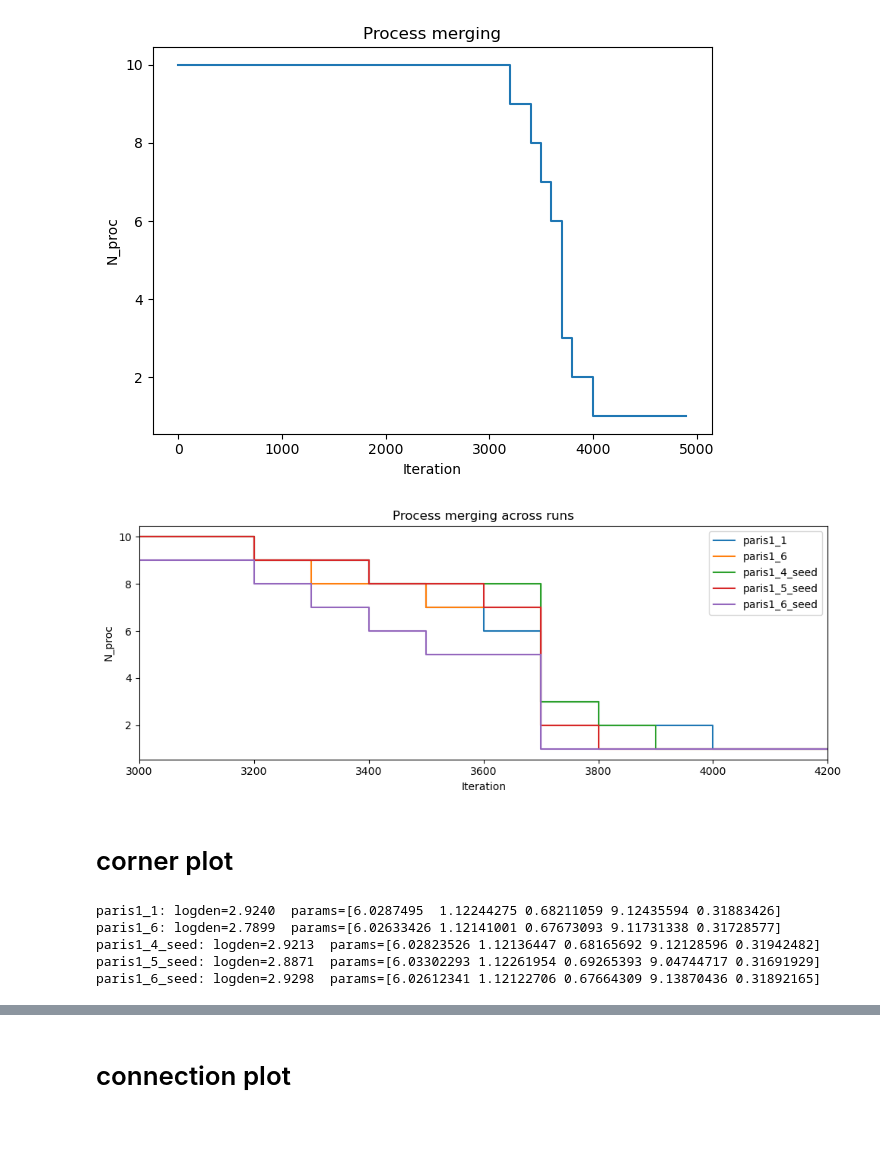
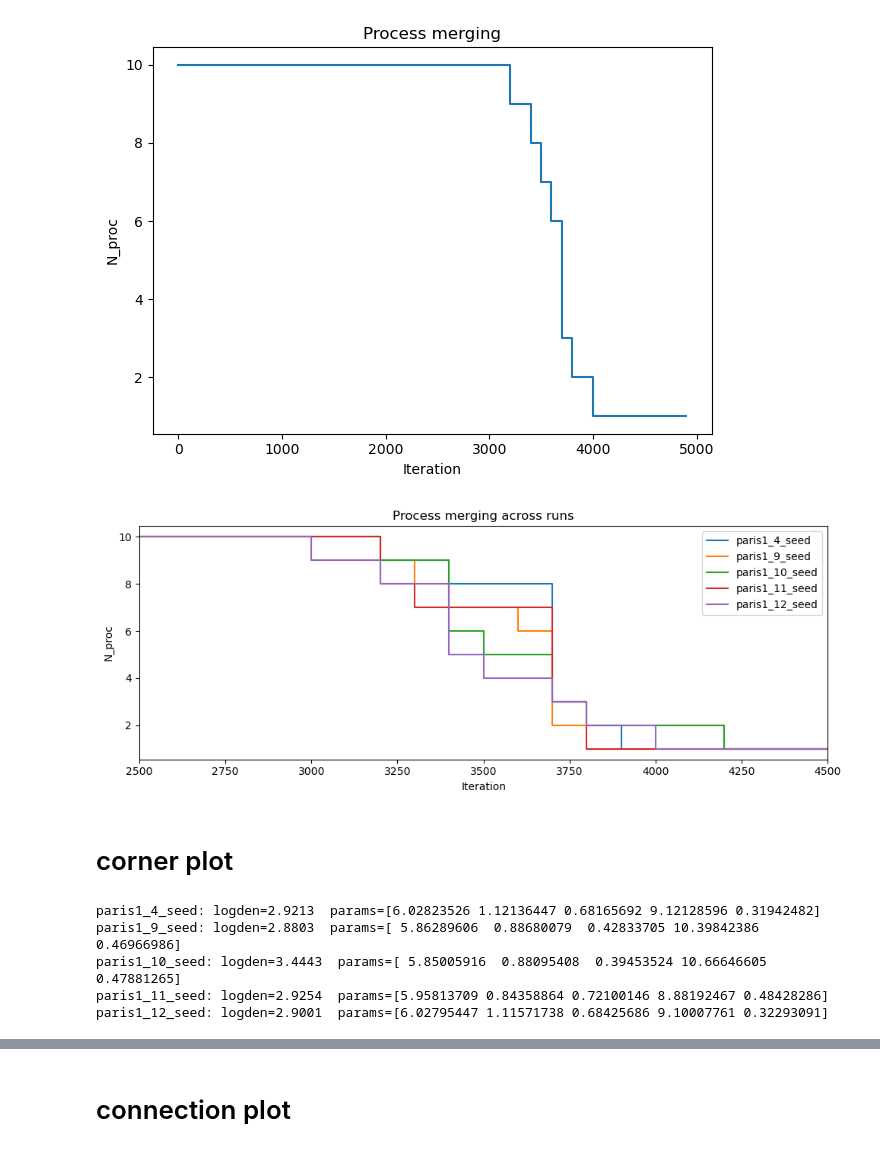
Before and after one commit to verasha/emri_search, a Jupyter notebook: work/search/study/paris1_1.ipynb, the cells around one changed output, grey strips where cells are left out. Saved outputs shown, nothing was run; the diff lists cells and outputs as text; code cells hidden in the pictures.

```diff
--- a/work/search/study/paris1_1.ipynb
+++ b/work/search/study/paris1_1.ipynb
@@ -333,45 +349,50 @@ plt.show()
 [figure]
 # %%
 files = {
-    'paris1_1': './search/logs/intrinsic_ffunc_3mth_snr32_paris1_1.err',
-    'paris1_6': './search/logs/intrinsic_ffunc_3mth_snr32_paris1_6.err',
+    # 'paris1_1': './search/logs/intrinsic_ffunc_3mth_snr32_paris1_1.err',
+    # 'paris1_6': './search/logs/intrinsic_ffunc_3mth_snr32_paris1_6.err',
     # 'paris1_7': './search/logs/intrinsic_ffunc_3mth_snr32_paris1_7.err',
     # 'paris1_8': './search/logs/intrinsic_ffunc_3mth_snr32_paris1_8.err',
     'paris1_4_seed': './search/logs/intrinsic_ffunc_3mth_snr32_paris1_4_seed.err',
-    'paris1_5_seed':  './search/logs/intrinsic_ffunc_3mth_snr32_paris1_5_seed.err',
-    'paris1_6_seed':  './search/logs/intrinsic_ffunc_3mth_snr32_paris1_6_seed.err',
+    # 'paris1_5_seed':  './search/logs/intrinsic_ffunc_3mth_snr32_paris1_5_seed.err',
+    # 'paris1_6_seed':  './search/logs/intrinsic_ffunc_3mth_snr32_paris1_6_seed.err',
+    'paris1_9_seed':  './search/logs/intrinsic_ffunc_3mth_snr32_paris1_9_seed.err',
+    'paris1_10_seed':  './search/logs/intrinsic_ffunc_3mth_snr32_paris1_10_seed.err',
+    'paris1_11_seed':  './search/logs/intrinsic_ffunc_3mth_snr32_paris1_11_seed.err',
+    'paris1_12_seed':  './search/logs/intrinsic_ffunc_3mth_snr32_paris1_12_seed.err',
+
 }
 
 fig, ax = plt.subplots(figsize=(10, 4))
 
 for label, path in files.items():
     with open(path) as f:
         content = f.read()
 
     iters, nprocs = [], []
     seen = set()
     for seg in content.replace('\r', '\n').split('\n'):
         m = re.search(r'n_proc:\s*(\d+).*?\|\s*(\d+)/\d+', seg)
         if m:
             np_ = int(m.group(1))
             it  = int(m.group(2))
             if it not in seen:
                 seen.add(it)
                 iters.append(it)
                 nprocs.append(np_)
 
     ax.step(iters, nprocs, where='post', label=label)
 
 ax.set_xlabel('Iteration')
 ax.set_ylabel('N_proc')
 ax.set_title('Process merging across runs')
 ax.legend()
-plt.xlim(3000,4200)
+plt.xlim(2500,4500)
 plt.tight_layout()
 # plt.savefig('nproc_vs_iter_all.png', dpi=150)
 plt.show()
 # %% [output]
-[figure, old version]
+[figure, new version]
 # %% [markdown]
 # corner plot
 # %%
@@ -387,6 +413,6 @@ runs = {
 }
 # %%
-TRUNC = 3900
+TRUNC = 4250
 results = {}
 
 for name, path in runs.items():
@@ -397,12 +423,14 @@ for name, path in runs.items():
     maxld = log_density(maxpt)
     results[name] = {'phys': maxpt[0], 'logden': maxld[0]}
     print(f"{name}: logden={maxld[0]:.4f}  params={maxpt[0]}")
+
+    # keep paris_4_seed
 # %% [output]
-paris1_1: logden=2.9240  params=[6.0287495  1.12244275 0.68211059 9.12435594 0.31883426]
-paris1_6: logden=2.7899  params=[6.02633426 1.12141001 0.67673093 9.11731338 0.31728577]
 paris1_4_seed: logden=2.9213  params=[6.02823526 1.12136447 0.68165692 9.12128596 0.31942482]
-paris1_5_seed: logden=2.8871  params=[6.03302293 1.12261954 0.69265393 9.04744717 0.31691929]
-paris1_6_seed: logden=2.9298  params=[6.02612341 1.12122706 0.67664309 9.13870436 0.31892165]
+paris1_9_seed: logden=2.8803  params=[ 5.86289606  0.88680079  0.42833705 10.39842386  0.46966986]
+paris1_10_seed: logden=3.4443  params=[ 5.85005916  0.88095408  0.39453524 10.66646605  0.47881265]
+paris1_11_seed: logden=2.9254  params=[5.95813709 0.84358864 0.72100146 8.88192467 0.48428286]
+paris1_12_seed: logden=2.9001  params=[6.02795447 1.11571738 0.68425686 9.10007761 0.32293091]
 # %%
 # Load LHS best point
 with open('/scratch/e1498138/lhs/lhs_snr32_checkpoints/lhs_snr32_final.pkl', 'rb') as f:
```
Also changed, not shown: parts of 8 cells of this notebook, 26 other files.
